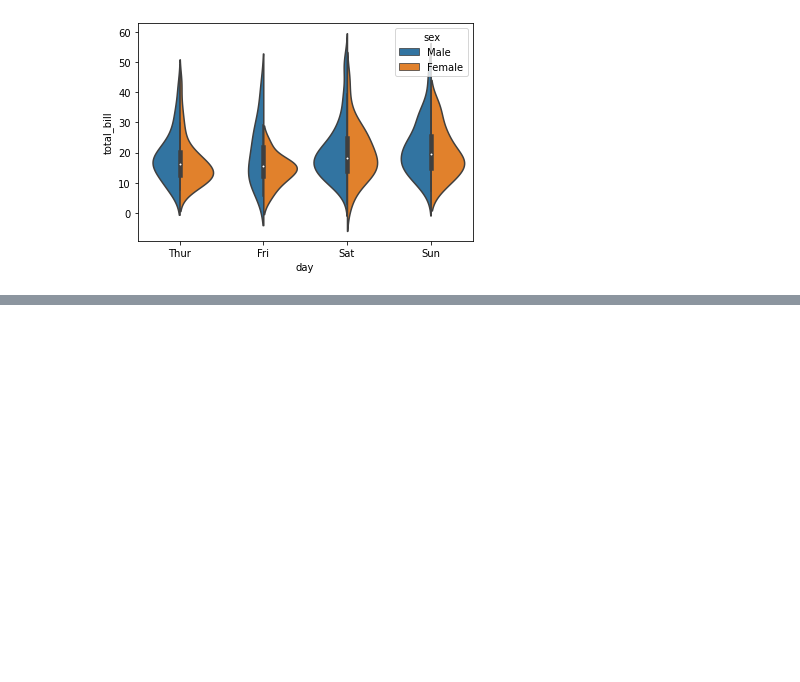
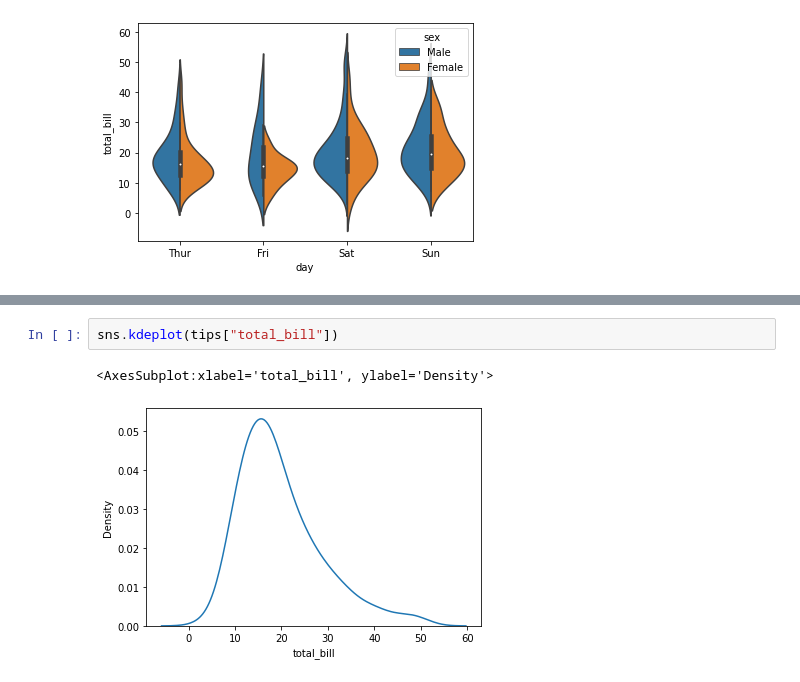
Before and after one commit to RGTechno/DataScience_Python, a Jupyter notebook: Data Visualization/Seaborn/plots.ipynb, the cells around one changed output, grey strips where cells are left out. Saved outputs shown, nothing was run; the diff lists cells and outputs as text; blank space fills up the shorter version.

```diff
--- a/Data Visualization/Seaborn/plots.ipynb
+++ b/Data Visualization/Seaborn/plots.ipynb
@@ -63,0 +69,5 @@ sns.violinplot(x="day",y="total_bill",data=tips,hue="sex",split=True)
+# %%
+sns.kdeplot(tips["total_bill"])
+# %% [output]
+<AxesSubplot:xlabel='total_bill', ylabel='Density'>
+[figure, added]
```
Also changed, not shown: parts of 3 cells of this notebook.
